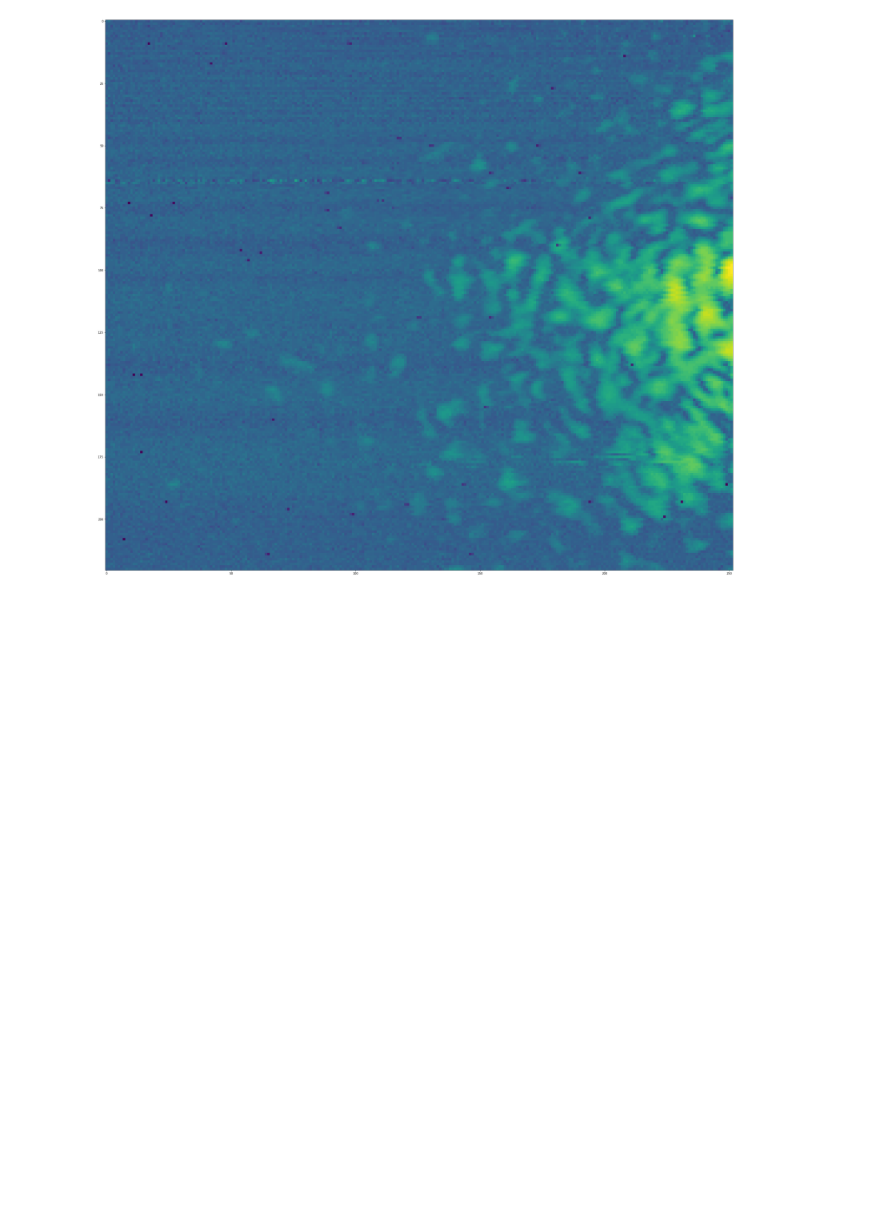
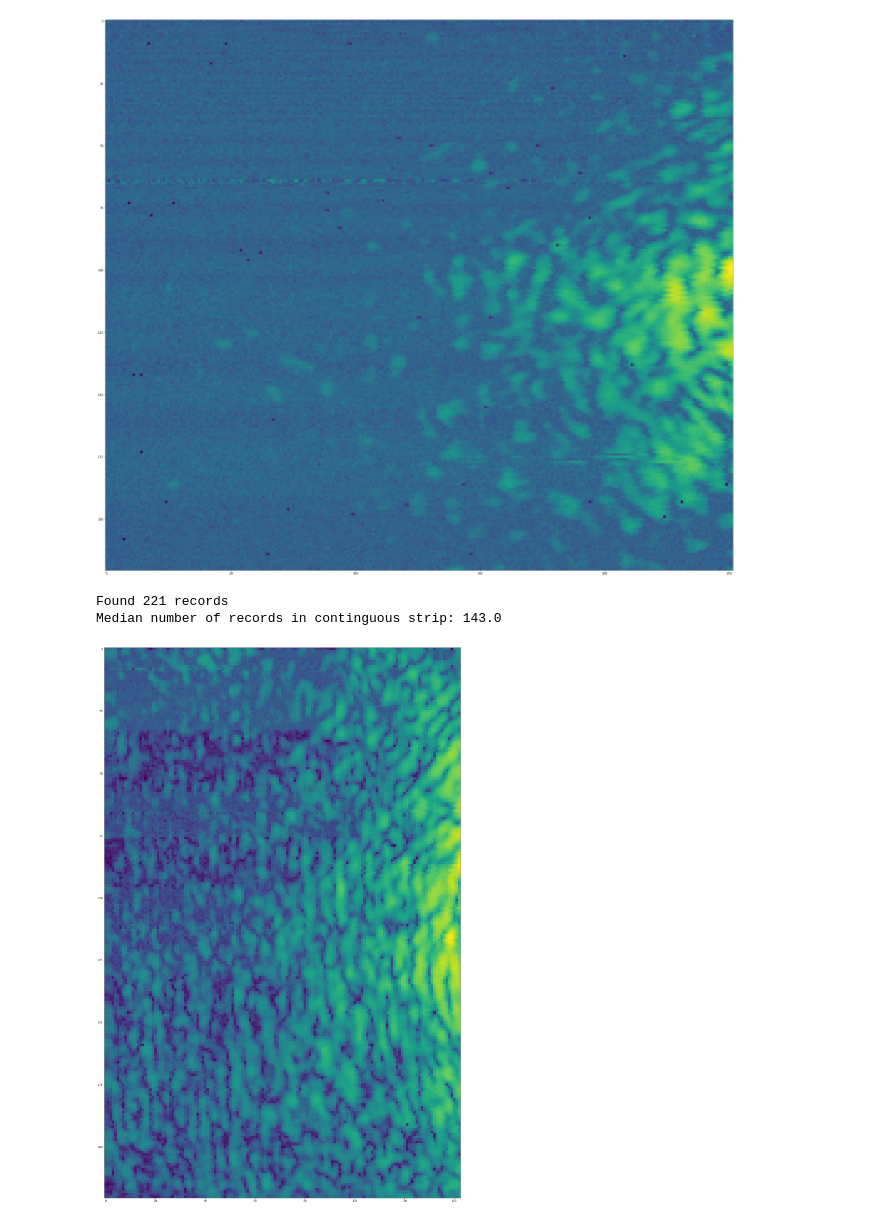
Before and after one commit to wfus/scanning-microphone, a Jupyter notebook: processing/ContinuousScanProcessing.ipynb, the cells around one changed output. Cells and saved outputs as stored; diff of their text form; code cells hidden in the pictures; blank space fills up the shorter version.

```diff
--- a/processing/ContinuousScanProcessing.ipynb
+++ b/processing/ContinuousScanProcessing.ipynb
@@ -120,3 +120,28 @@ plt.imshow(ampdata)
 plt.show()
 # %% [output]
 [figure]
+# %%
+# This scan took 32310 seconds
+ampdata = compile_data_to_array("../data/1550362051", sample_start=5500, sample_end=5700)
+# %% [output]
+Found 221 records
+Median number of records in continguous strip: 143.0
+# %%
+h, w = ampdata.shape
+for i in range(h):
+    for j in range(w):
+        if ampdata[i, j] == -1:
+            neighbors = [(i+di, j+dj) for di in [-1, 1] for dj in [-1, 1]]
+            neighbors = list(filter(lambda x: 0 <= x[0] < h, neighbors))
+            neighbors = list(filter(lambda x: 0 <= x[1] < w, neighbors))
+            # Don't average over bad results nearby either
+            neighbors = list(filter(lambda x: ampdata[x] != -1, neighbors))
+            # print(neighbors)
+            ampdata[i, j] = sum([ampdata[n] for n in neighbors]) / len(neighbors)
+
+# Plot this as an image
+plt.figure(figsize=(40, 40))
+plt.imshow(ampdata)
+plt.show()
+# %% [output]
+[figure, added]
```
Also changed, not shown: parts of 12 cells of this notebook, 3 other files.
